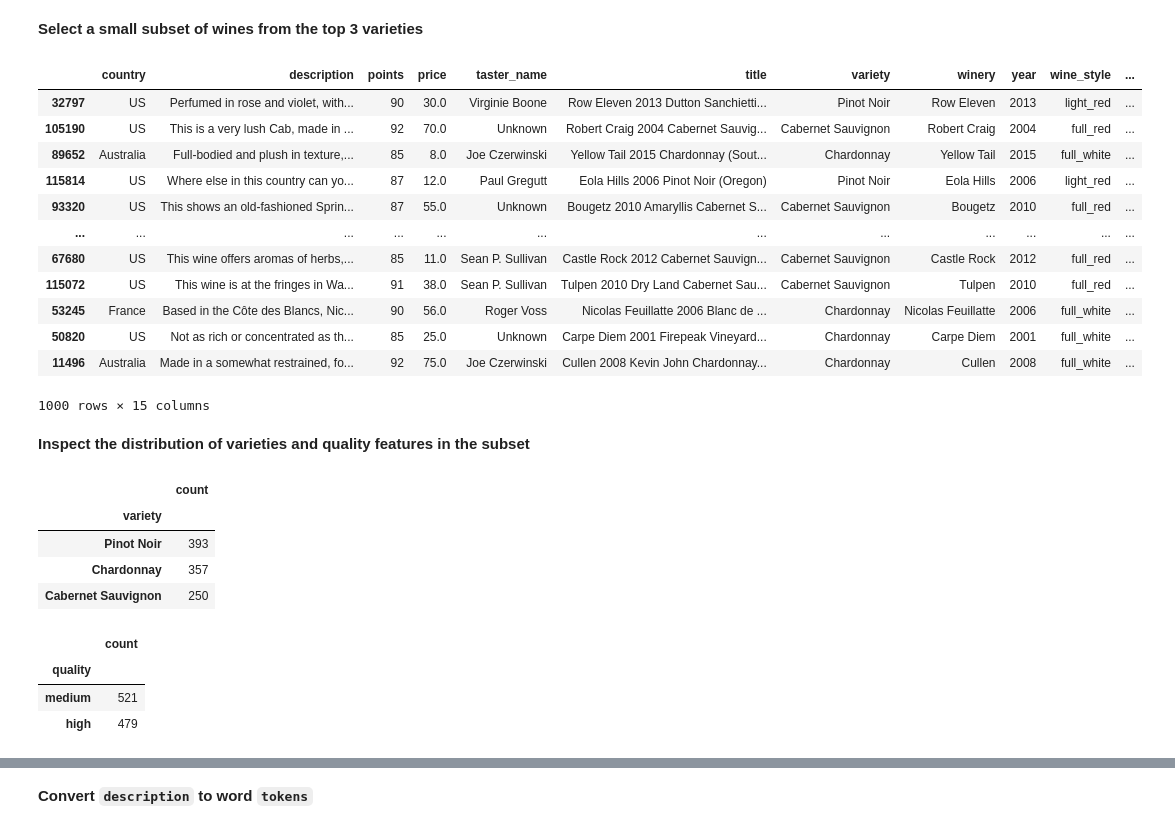
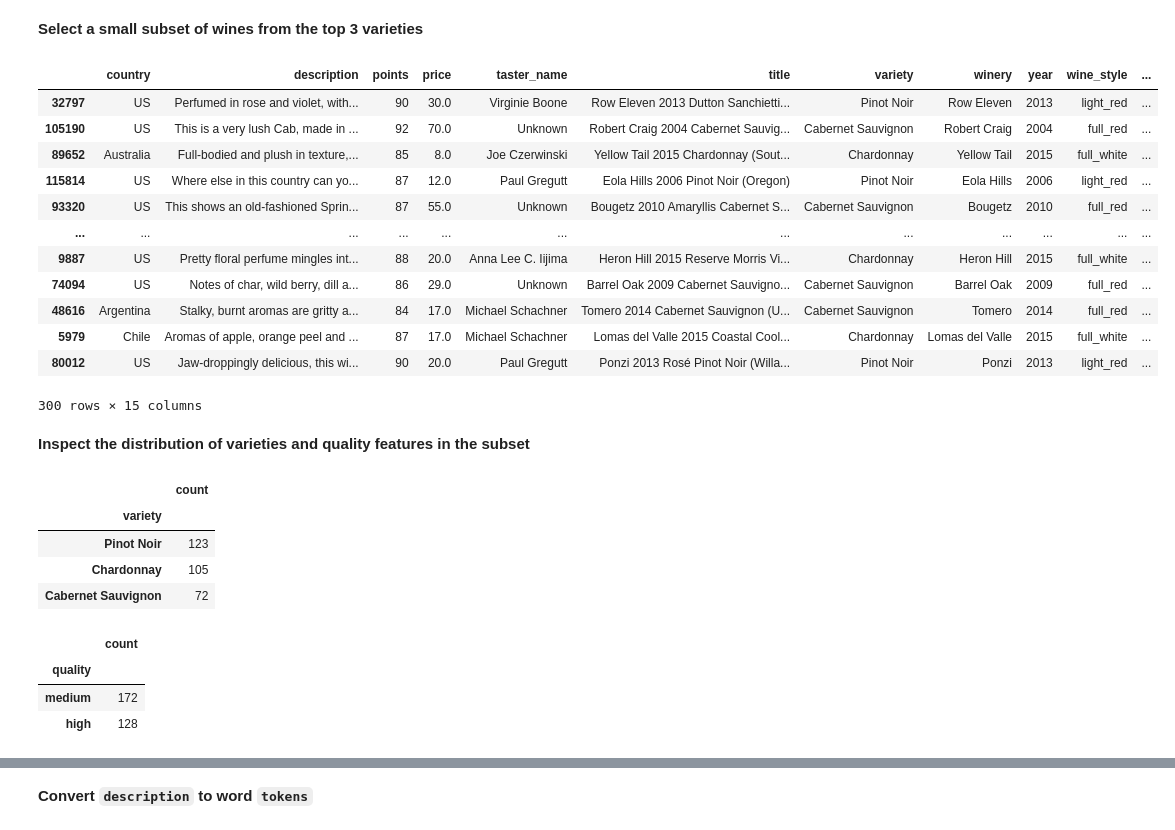
Before and after one commit to pasmith/oenologist, a Jupyter notebook: wine_review-preprocess.ipynb, the cells around one changed output, grey strips where cells are left out. Drawn from its saved outputs; the diff is of its cells as text; code cells hidden in the pictures.

```diff
--- a/wine_review-preprocess.ipynb
+++ b/wine_review-preprocess.ipynb
@@ -388,23 +323,23 @@ top_varieties
 # %% [markdown]
 **Select a small subset of wines from the top 3 varieties**
 # %%
-n = 1000
+n = 300
 wine_df_subset = wine_df.query('variety in @top_varieties').sample(n, random_state=42).copy()
 wine_df_subset
 # %% [output]
 |  | country | description | points | price | taster_name | title | variety | winery | year | wine_style | ... |
 | 32797 | US | Perfumed in rose and violet, with... | 90 | 30.0 | Virginie Boone | Row Eleven 2013 Dutton Sanchietti... | Pinot Noir | Row Eleven | 2013 | light_red | ... |
 | 105190 | US | This is a very lush Cab, made in ... | 92 | 70.0 | Unknown | Robert Craig 2004 Cabernet Sauvig... | Cabernet Sauvignon | Robert Craig | 2004 | full_red | ... |
 | 89652 | Australia | Full-bodied and plush in texture,... | 85 | 8.0 | Joe Czerwinski | Yellow Tail 2015 Chardonnay (Sout... | Chardonnay | Yellow Tail | 2015 | full_white | ... |
 | 115814 | US | Where else in this country can yo... | 87 | 12.0 | Paul Gregutt | Eola Hills 2006 Pinot Noir (Oregon) | Pinot Noir | Eola Hills | 2006 | light_red | ... |
 | 93320 | US | This shows an old-fashioned Sprin... | 87 | 55.0 | Unknown | Bougetz 2010 Amaryllis Cabernet S... | Cabernet Sauvignon | Bougetz | 2010 | full_red | ... |
 | ... | ... | ... | ... | ... | ... | ... | ... | ... | ... | ... | ... |
-| 67680 | US | This wine offers aromas of herbs,... | 85 | 11.0 | Sean P. Sullivan | Castle Rock 2012 Cabernet Sauvign... | Cabernet Sauvignon | Castle Rock | 2012 | full_red | ... |
-| 115072 | US | This wine is at the fringes in Wa... | 91 | 38.0 | Sean P. Sullivan | Tulpen 2010 Dry Land Cabernet Sau... | Cabernet Sauvignon | Tulpen | 2010 | full_red | ... |
-| 53245 | France | Based in the Côte des Blancs, Nic... | 90 | 56.0 | Roger Voss | Nicolas Feuillatte 2006 Blanc de ... | Chardonnay | Nicolas Feuillatte | 2006 | full_white | ... |
-| 50820 | US | Not as rich or concentrated as th... | 85 | 25.0 | Unknown | Carpe Diem 2001 Firepeak Vineyard... | Chardonnay | Carpe Diem | 2001 | full_white | ... |
-| 11496 | Australia | Made in a somewhat restrained, fo... | 92 | 75.0 | Joe Czerwinski | Cullen 2008 Kevin John Chardonnay... | Chardonnay | Cullen | 2008 | full_white | ... |
+| 9887 | US | Pretty floral perfume mingles int... | 88 | 20.0 | Anna Lee C. Iijima | Heron Hill 2015 Reserve Morris Vi... | Chardonnay | Heron Hill | 2015 | full_white | ... |
+| 74094 | US | Notes of char, wild berry, dill a... | 86 | 29.0 | Unknown | Barrel Oak 2009 Cabernet Sauvigno... | Cabernet Sauvignon | Barrel Oak | 2009 | full_red | ... |
+| 48616 | Argentina | Stalky, burnt aromas are gritty a... | 84 | 17.0 | Michael Schachner | Tomero 2014 Cabernet Sauvignon (U... | Cabernet Sauvignon | Tomero | 2014 | full_red | ... |
+| 5979 | Chile | Aromas of apple, orange peel and ... | 87 | 17.0 | Michael Schachner | Lomas del Valle 2015 Coastal Cool... | Chardonnay | Lomas del Valle | 2015 | full_white | ... |
+| 80012 | US | Jaw-droppingly delicious, this wi... | 90 | 20.0 | Paul Gregutt | Ponzi 2013 Rosé Pinot Noir (Willa... | Pinot Noir | Ponzi | 2013 | light_red | ... |
-1000 rows × 15 columns
+300 rows × 15 columns
 # %% [markdown]
 **Inspect the distribution of varieties and quality features in the subset**
 # %%
@@ -413,16 +348,16 @@ wine_df_subset.variety.value_counts().to_frame()
 # %% [output]
 |  | count |
 | variety |  |
-| Pinot Noir | 393 |
-| Chardonnay | 357 |
-| Cabernet Sauvignon | 250 |
+| Pinot Noir | 123 |
+| Chardonnay | 105 |
+| Cabernet Sauvignon | 72 |
 # %%
 # count of reviews by quality
 wine_df_subset.quality.value_counts().to_frame()
 # %% [output]
 |  | count |
 | quality |  |
-| medium | 521 |
-| high | 479 |
+| medium | 172 |
+| high | 128 |
 # %%
 # count of reviews by points
```
Also changed, not shown: parts of 12 cells of this notebook, 16 other files.
